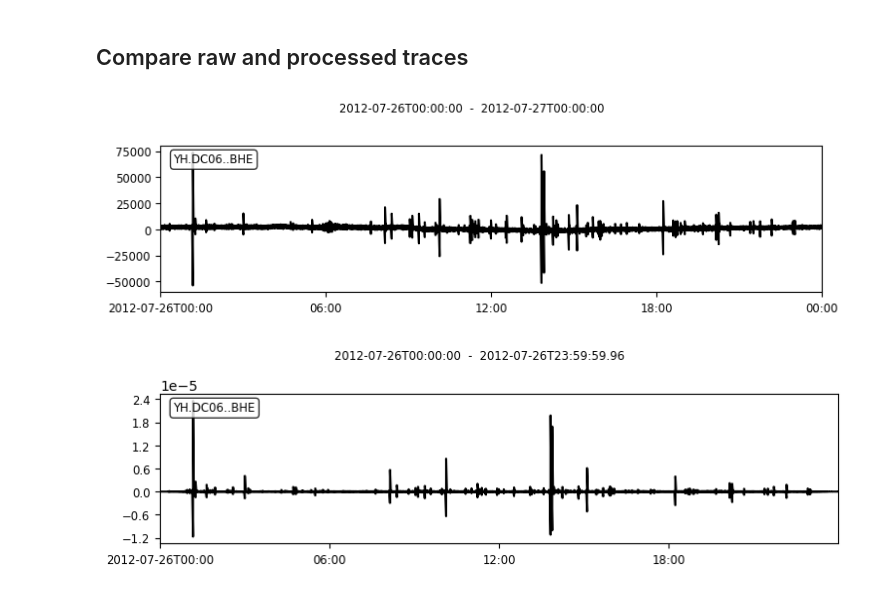
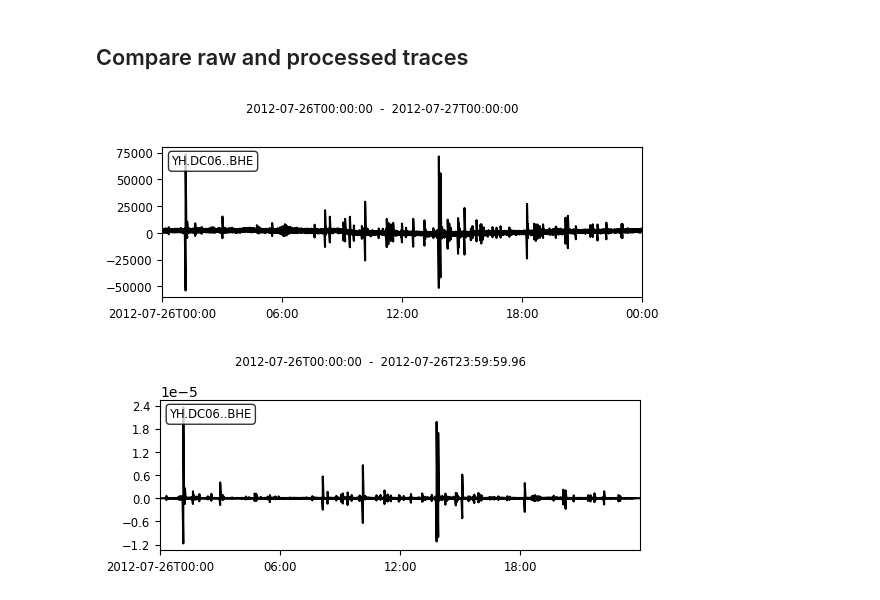
Before and after one commit to ebeauce/beampower, a Jupyter notebook: notebooks/1_preprocess.ipynb, the cells around one changed output. Saved outputs shown, nothing was run; the diff lists cells and outputs as text; code cells hidden in the pictures.

```diff
--- a/notebooks/1_preprocess.ipynb
+++ b/notebooks/1_preprocess.ipynb
@@ -5,6 +5,9 @@ An essential step toward the procedure is to correctly process the seismic data.
 # %%
-import glob
 import obspy
 import os
 import tqdm
+
+from glob import glob
+
+STREAM_SHOW_SIZE_PX = 600, 250
 # %% [markdown]
@@ -29,4 +26,5 @@ filepaths_waveforms = glob.glob(os.path.join(DIRPATH_RAW, "*mseed"))
 # %%
-stream = obspy.read(filepaths_waveforms[0])
-stream.plot(show=False)
+filepaths_raw = glob(os.path.join(DIRPATH_RAW, "*.mseed"))
+stream = obspy.read(filepaths_raw[0])
+stream.plot(size=STREAM_SHOW_SIZE_PX, show=False)  # Show=true shows twice
 # %% [output]
@@ -95,15 +93,13 @@ for filepath_waveform in tqdm.tqdm(
 # %% [markdown]
 ## Compare raw and processed traces
 # %%
-# Get same raw and processed filepaths
-filepath_waveform = filepaths_waveforms[0]
-_, filename = os.path.split(filepath_waveform)
-filepath_waveform_processed = os.path.join(DIRPATH_PROCESSED, filename)
+filepath_raw = filepaths_raw[0]
+_, filename_raw = os.path.split(filepath_raw)
+filepath_processed = os.path.join(DIRPATH_PROCESSED, filename_raw)
 
-# Read
-for filepath in (filepath_waveform, filepath_waveform_processed):
+for filepath in (filepath_raw, filepath_processed):
     stream = obspy.read(filepath)
-    stream.plot(transparent=True)
+    stream.plot(size=STREAM_SHOW_SIZE_PX)
 # %% [output]
-[figure, old version]
+[figure, new version]
-[figure, old version]
+[figure, new version]
```
Also changed, not shown: parts of 11 cells of this notebook.
